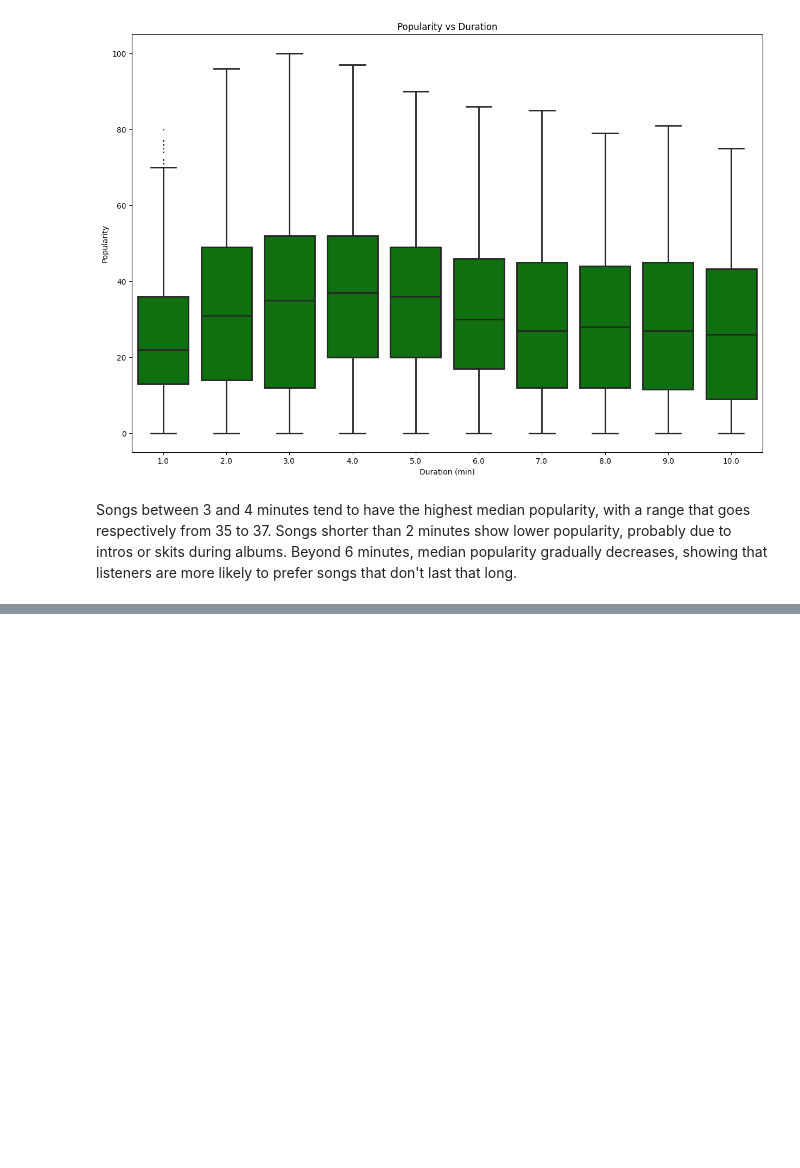
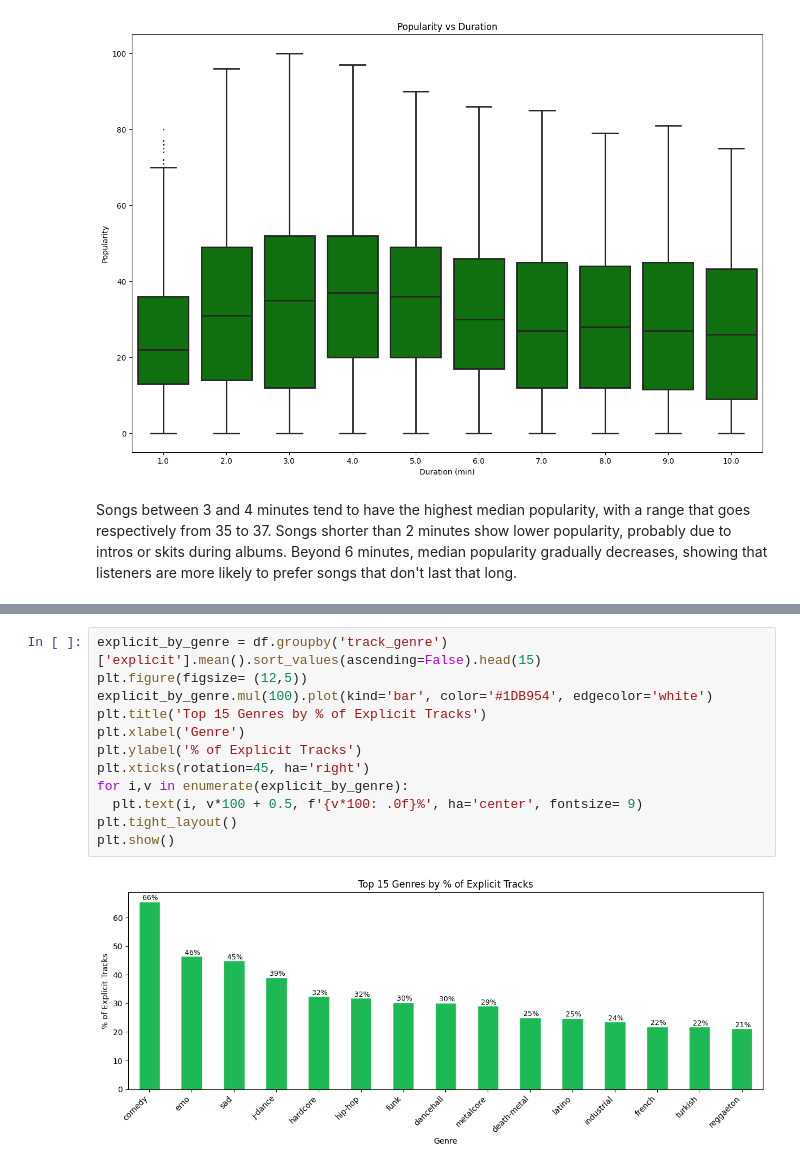
Before and after one commit to TortorelliRocco/Spotify_Analysis, a Jupyter notebook: SpotifyProject.ipynb, the cells around one changed output, grey strips where cells are left out. Cells and saved outputs as stored; diff of their text form; blank space fills up the shorter version.

```diff
--- a/SpotifyProject.ipynb
+++ b/SpotifyProject.ipynb
@@ -283,0 +341,14 @@ Beyond 6 minutes, median popularity gradually decreases, showing that listeners
+# %%
+explicit_by_genre = df.groupby('track_genre')['explicit'].mean().sort_values(ascending=False).head(15)
+plt.figure(figsize= (12,5))
+explicit_by_genre.mul(100).plot(kind='bar', color='#1DB954', edgecolor='white')
+plt.title('Top 15 Genres by % of Explicit Tracks')
+plt.xlabel('Genre')
+plt.ylabel('% of Explicit Tracks')
+plt.xticks(rotation=45, ha='right')
+for i,v in enumerate(explicit_by_genre):
+  plt.text(i, v*100 + 0.5, f'{v*100: .0f}%', ha='center', fontsize= 9)
+plt.tight_layout()
+plt.show()
+# %% [output]
+[figure, added]
```
Also changed, not shown: parts of 8 cells of this notebook.
